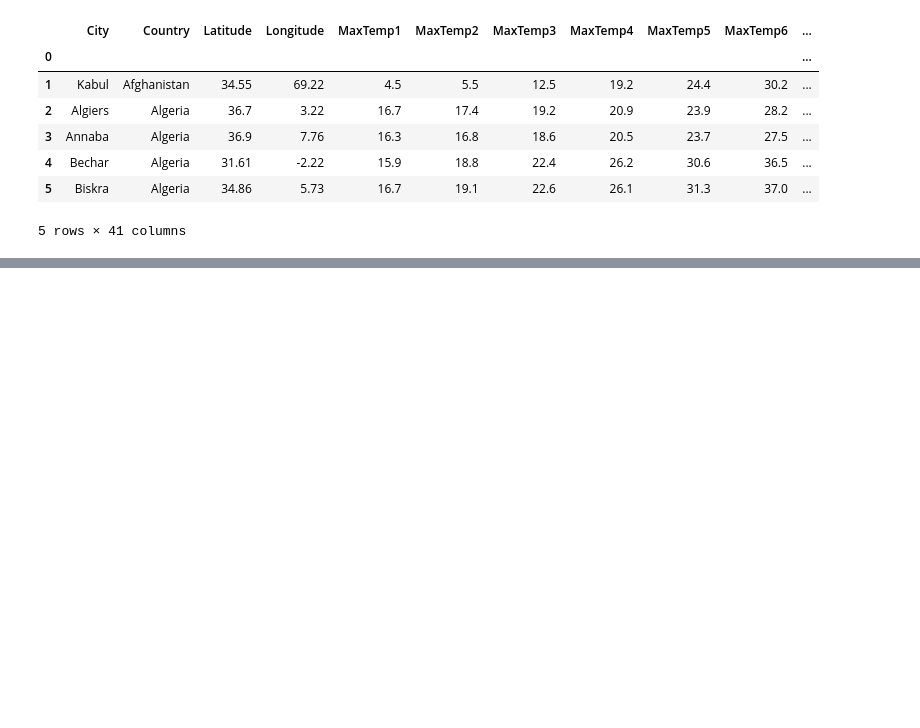
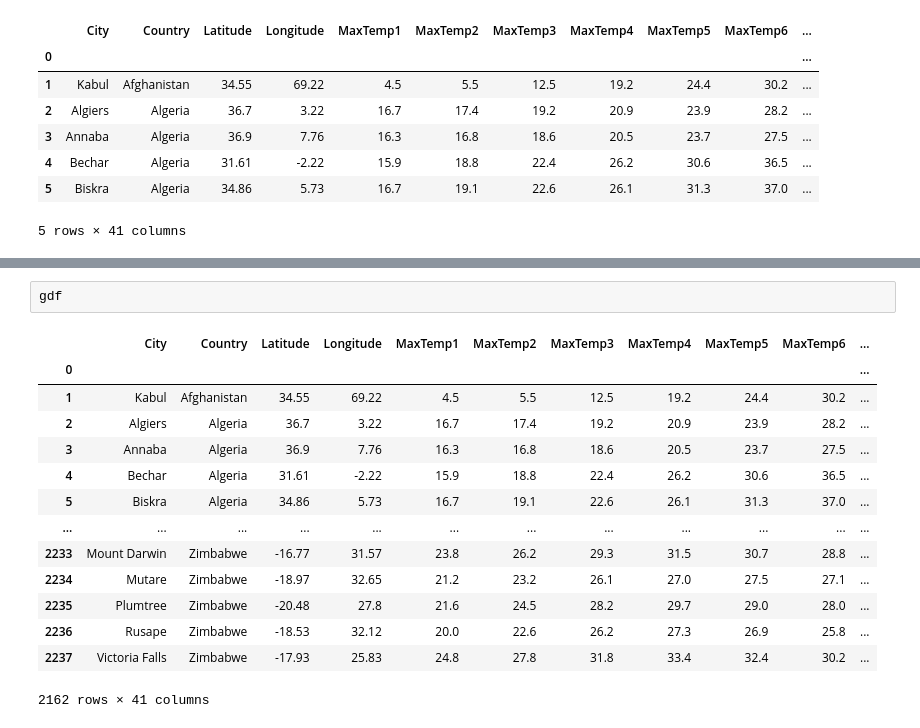
Before and after one commit to claceypersonal/Weather_Similarity, a Jupyter notebook: Data Retrieval/weathermanip.ipynb, the cells around one changed output, grey strips where cells are left out. Cells and saved outputs as stored; diff of their text form; blank space fills up the shorter version.

```diff
--- a/Data Retrieval/weathermanip.ipynb
+++ b/Data Retrieval/weathermanip.ipynb
@@ -42,0 +54,17 @@ gdf.head()
+# %%
+gdf
+# %% [output]
+|  | City | Country | Latitude | Longitude | MaxTemp1 | MaxTemp2 | MaxTemp3 | MaxTemp4 | MaxTemp5 | MaxTemp6 | ... |
+| 0 |  |  |  |  |  |  |  |  |  |  | ... |
+| 1 | Kabul | Afghanistan | 34.55 | 69.22 | 4.5 | 5.5 | 12.5 | 19.2 | 24.4 | 30.2 | ... |
+| 2 | Algiers | Algeria | 36.7 | 3.22 | 16.7 | 17.4 | 19.2 | 20.9 | 23.9 | 28.2 | ... |
+| 3 | Annaba | Algeria | 36.9 | 7.76 | 16.3 | 16.8 | 18.6 | 20.5 | 23.7 | 27.5 | ... |
+| 4 | Bechar | Algeria | 31.61 | -2.22 | 15.9 | 18.8 | 22.4 | 26.2 | 30.6 | 36.5 | ... |
+| 5 | Biskra | Algeria | 34.86 | 5.73 | 16.7 | 19.1 | 22.6 | 26.1 | 31.3 | 37.0 | ... |
+| ... | ... | ... | ... | ... | ... | ... | ... | ... | ... | ... | ... |
+| 2233 | Mount Darwin | Zimbabwe | -16.77 | 31.57 | 23.8 | 26.2 | 29.3 | 31.5 | 30.7 | 28.8 | ... |
+| 2234 | Mutare | Zimbabwe | -18.97 | 32.65 | 21.2 | 23.2 | 26.1 | 27.0 | 27.5 | 27.1 | ... |
+| 2235 | Plumtree | Zimbabwe | -20.48 | 27.8 | 21.6 | 24.5 | 28.2 | 29.7 | 29.0 | 28.0 | ... |
+| 2236 | Rusape | Zimbabwe | -18.53 | 32.12 | 20.0 | 22.6 | 26.2 | 27.3 | 26.9 | 25.8 | ... |
+| 2237 | Victoria Falls | Zimbabwe | -17.93 | 25.83 | 24.8 | 27.8 | 31.8 | 33.4 | 32.4 | 30.2 | ... |
+2162 rows × 41 columns
```
Also changed, not shown: parts of 3 cells of this notebook.
